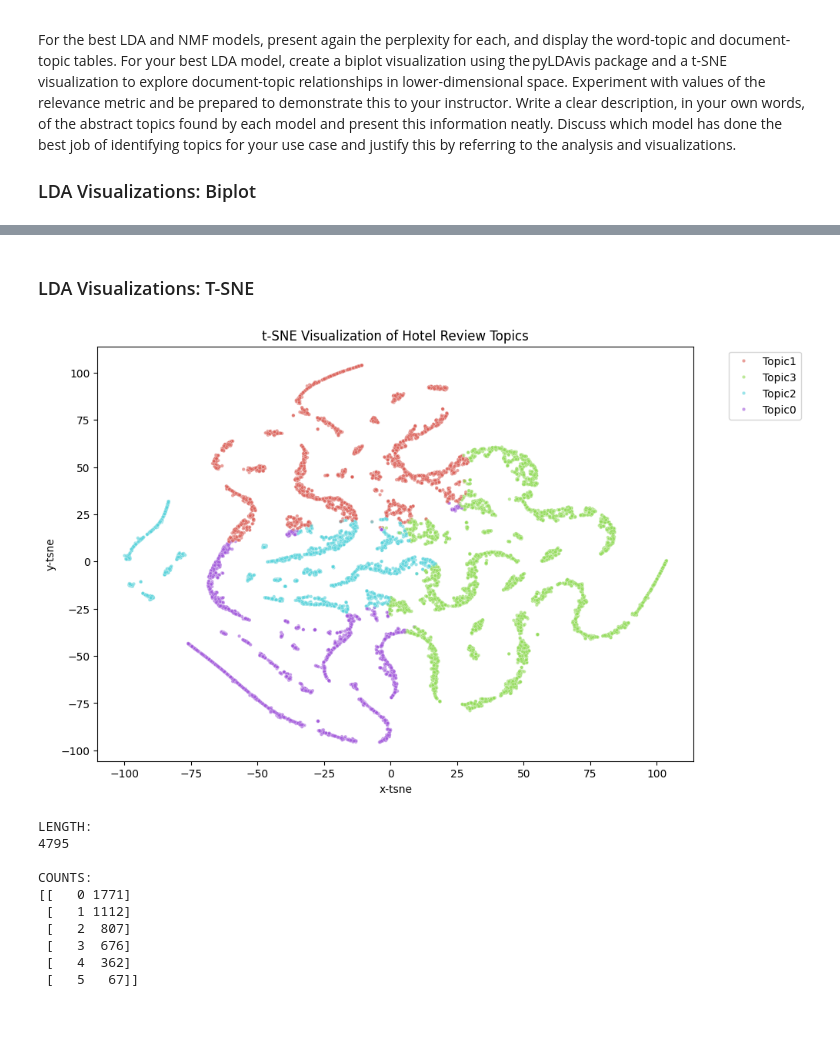
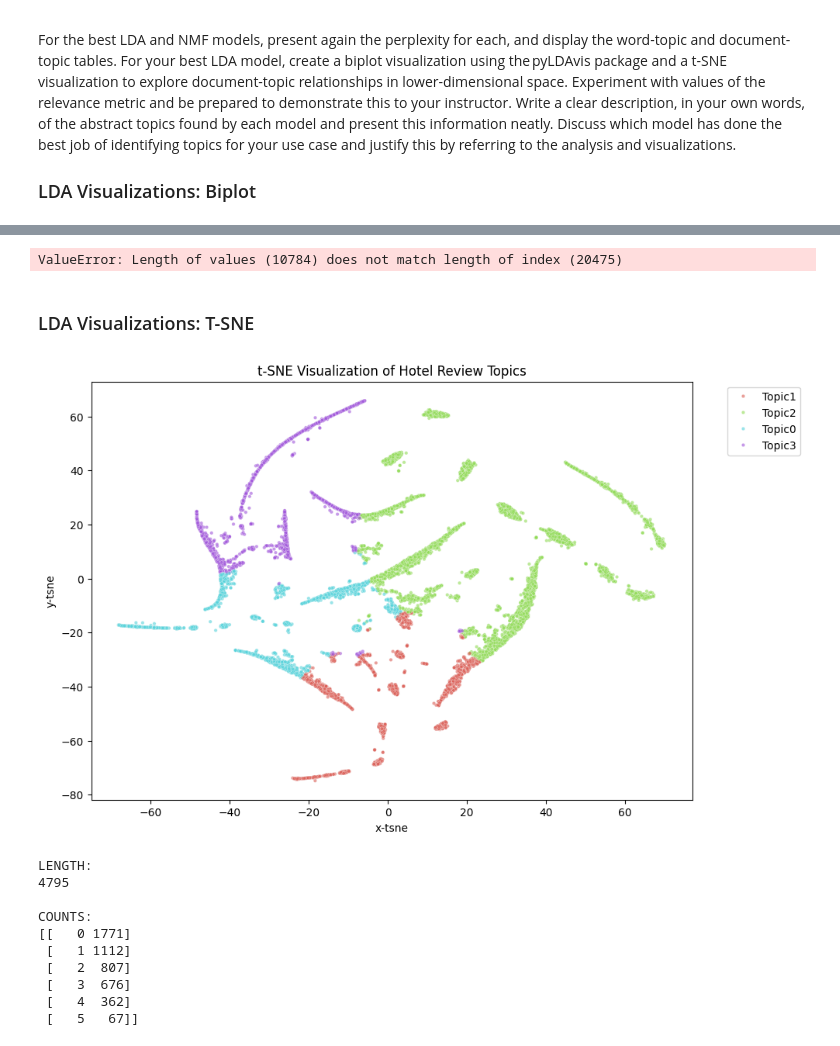
Before and after one commit to Hunteracademic/Unsupervised_assignment_1, a Jupyter notebook: FinalProject_Group04_AlexKravtsov_DanielCastiblanco_HunterWard.ipynb, the cells around one changed output, grey strips where cells are left out. Cells and saved outputs as stored; diff of their text form; code cells hidden in the pictures; blank space fills up the shorter version.

```diff
--- a/FinalProject_Group04_AlexKravtsov_DanielCastiblanco_HunterWard.ipynb
+++ b/FinalProject_Group04_AlexKravtsov_DanielCastiblanco_HunterWard.ipynb
@@ -459,6 +525,23 @@ lda_display = pyLDAvis.prepare(
 pyLDAvis.display(lda_display)
 # %% [output]
 [interactive output not drawn]
+# %%
+lda_bi_topic_results = final_lda_bi.transform(dtm_bi)
+
+# Assign the winning topic index to the dataframe
+LDA_data['Topic'] = lda_bi_topic_results.argmax(axis=1)
+
+# Reorder columns and fix the naming to match your notebook's case-sensitivity
+LDA_data = LDA_data[['Review', 'Rating', 'Topic', 'Tokens']]
+
+# Preview results
+# See the average rating for each topic
+print(LDA_data.groupby('Topic')['Rating'].mean())
+
+# See how many reviews fell into each topic
+print(LDA_data['Topic'].value_counts())
+# %% [output]
+ValueError: Length of values (10784) does not match length of index (20475)
 # %% [markdown]
 ### LDA Visualizations: T-SNE
 # %%
@@ -468,35 +551,35 @@ import seaborn as sns
 
 # 1. Get the Document-Topic Distribution
 # This creates a matrix where each row is a review and each column is a topic probability
 doc_topic_probs = final_lda_bi.transform(dtm_bi)
 
 # 2. Run t-SNE on the documents
 # We project the 4-dimensional topic probabilities into 2 dimensions (x and y)
-tsne_model = TSNE(n_components=2, perplexity=30, random_state=42, init='pca')
+tsne_model = TSNE(n_components=2, perplexity=100, random_state=42, init='pca')
 tsne_results = tsne_model.fit_transform(doc_topic_probs)
 
 # 3. Prepare data for plotting
 plot_df = pd.DataFrame(tsne_results, columns=['x-tsne', 'y-tsne'])
 plot_df['Topic'] = doc_topic_probs.argmax(axis=1) # Assign dominant topic for color
 plot_df['Topic'] = plot_df['Topic'].apply(lambda x: f'Topic{x}')
 
 # 4. Create the scatter plot
 plt.figure(figsize=(10, 7))
 sns.scatterplot(
     data=plot_df,
     x='x-tsne', y='y-tsne',
     hue='Topic',
     palette='hls',      # Matches the vibrant colors in your image
     alpha=0.6,          # Transparency to see density
     s=10,               # Point size
     legend='full'
 )
 
 plt.title('t-SNE Visualization of Hotel Review Topics')
 plt.legend(bbox_to_anchor=(1.05, 1), loc='upper left')
 plt.show()
 # %% [output]
-[figure, old version]
+[figure, new version]
 # %%
 # define functiont to fit and plot t-SNE model
 
```
Also changed, not shown: parts of 12 cells of this notebook.
